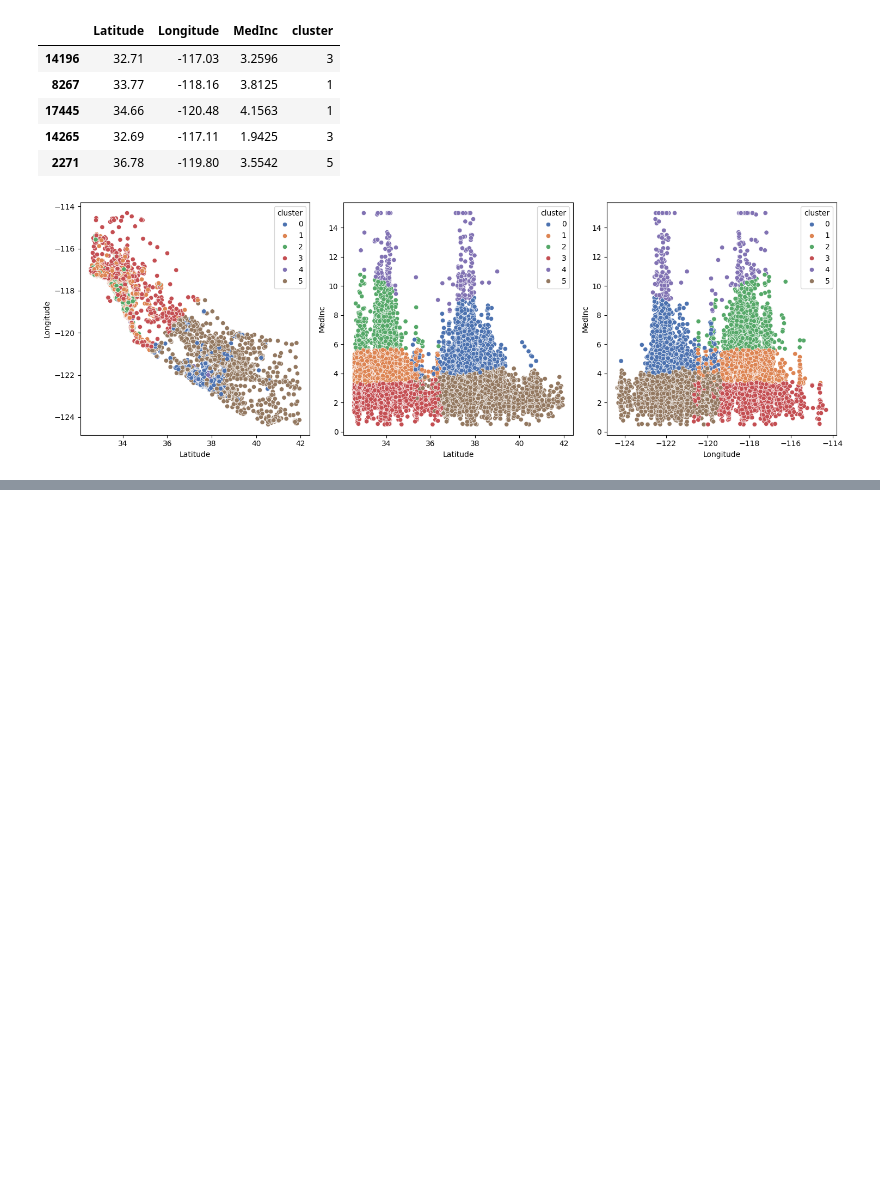
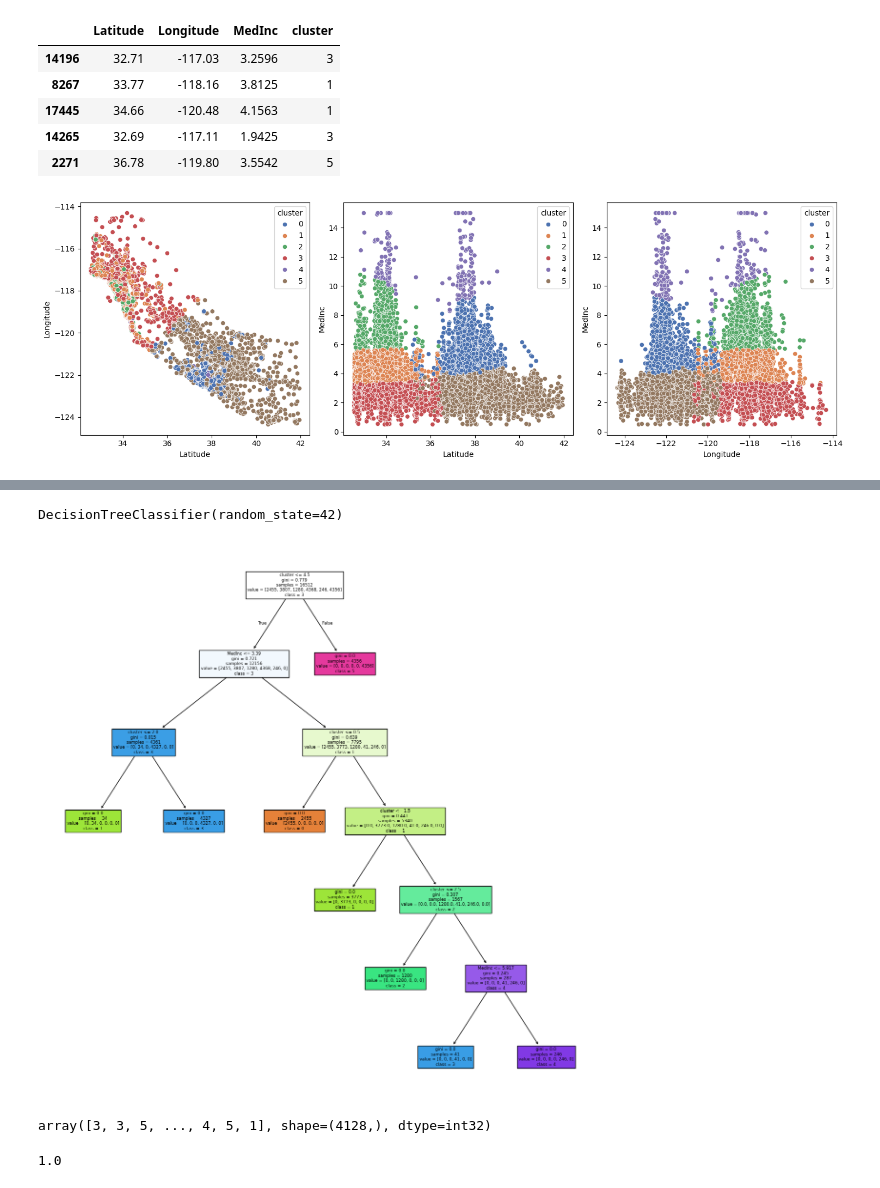
Before and after one commit to 4GeeksAcademy/machine-learning-python-template_Unsupervised_learning_ds_13_david, a Jupyter notebook: src/explore.ipynb, the cells around one changed output, grey strips where cells are left out. Cells and saved outputs as stored; diff of their text form; code cells hidden in the pictures; blank space fills up the shorter version.

Commit message:
guardado de modelos

```diff
--- a/src/explore.ipynb
+++ b/src/explore.ipynb
@@ -92,0 +108,30 @@ plt.show()
+# %%
+#  Entrena un modelo de clasificación supervisada
+
+from sklearn.tree import DecisionTreeClassifier
+
+model_sup = DecisionTreeClassifier(random_state = 42)
+model_sup.fit(X_train, y_train)
+# %% [output]
+DecisionTreeClassifier(random_state=42)
+# %%
+from sklearn import tree
+
+fig = plt.figure(figsize=(15,15))
+
+tree.plot_tree(model_sup, feature_names = list(X_train.columns), class_names = ["0", "1", "2", "3", "4", "5"], filled = True)
+
+plt.show()
+# %% [output]
+[figure, added]
+# %%
+y_pred = model_sup.predict(X_test)
+y_pred
+# %% [output]
+array([3, 3, 5, ..., 4, 5, 1], shape=(4128,), dtype=int32)
+# %%
+from sklearn.metrics import accuracy_score
+
+accuracy_score(y_test, y_pred)
+# %% [output]
+1.0
```
Also changed, not shown: parts of 3 cells of this notebook, 2 other files.
